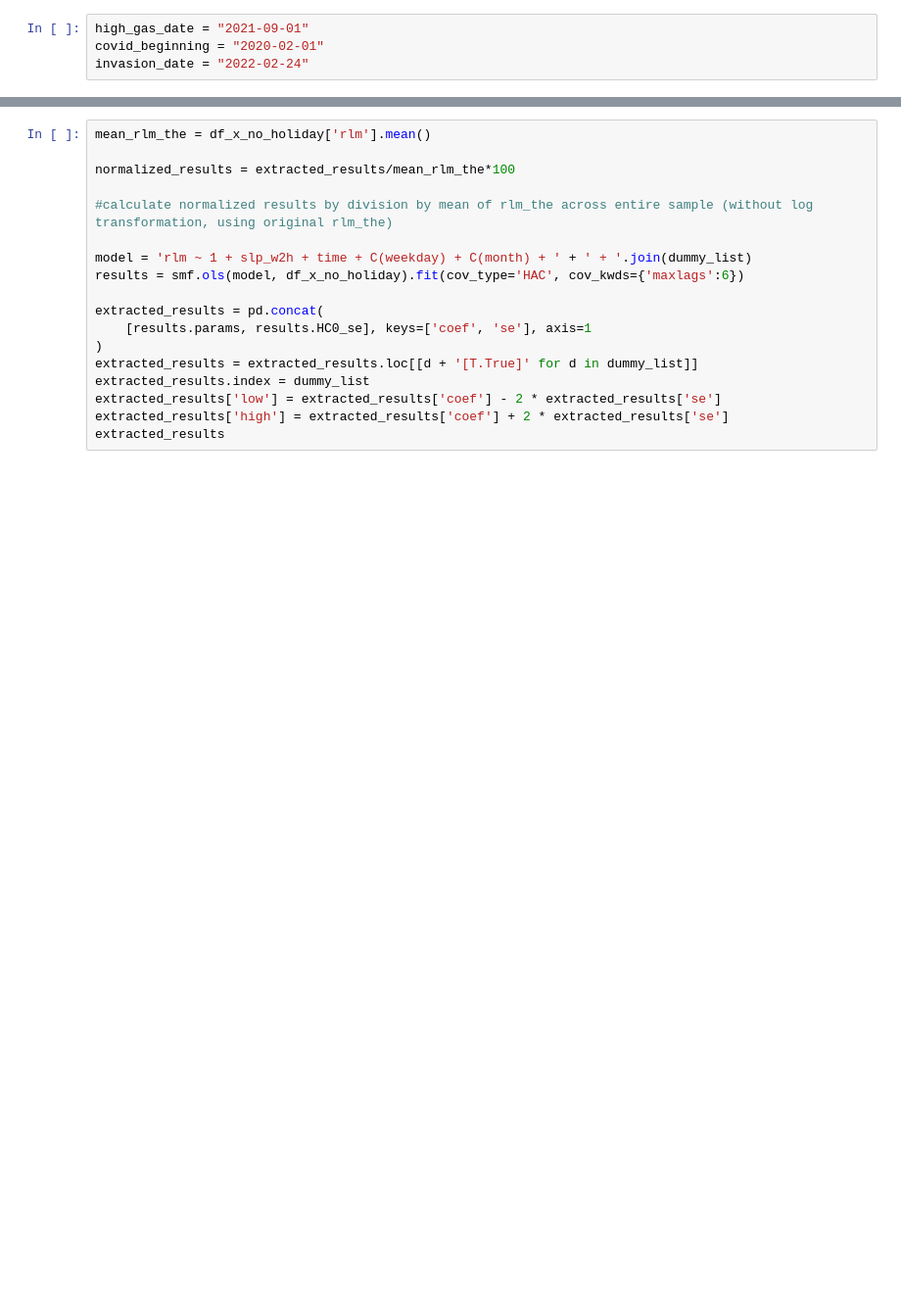
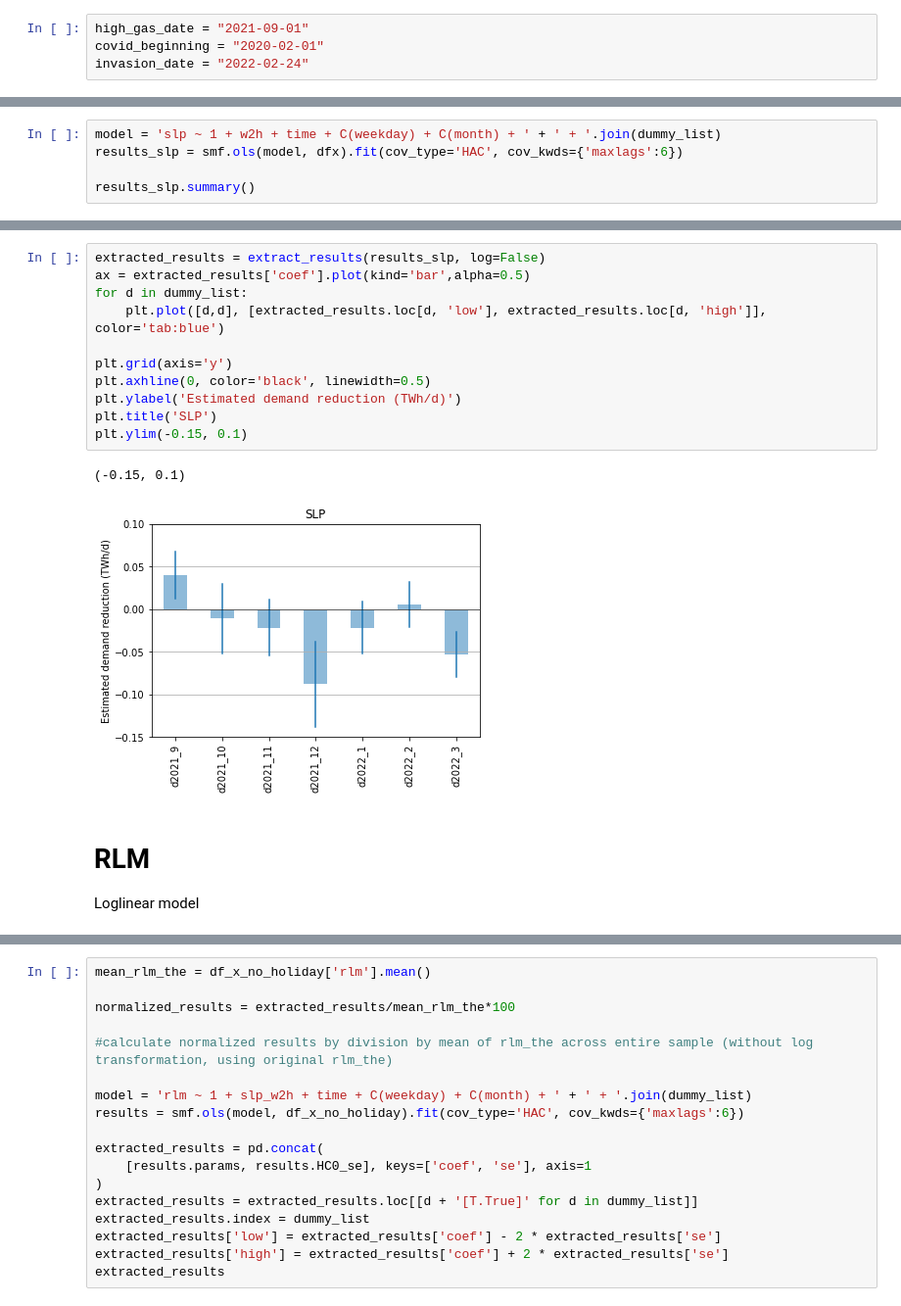
Before and after one commit to oruhnau/energy_demand, a Jupyter notebook: top_down/analysis.ipynb, the cells around one changed output, grey strips where cells are left out. Shown: that part at 98% size. Cells and saved outputs as stored; diff of their text form; blank space fills up the shorter version.

```diff
--- a/top_down/analysis.ipynb
+++ b/top_down/analysis.ipynb
@@ -134,0 +141,5 @@ invasion_date = "2022-02-24"
+# %%
+model = 'slp ~ 1 + w2h + time + C(weekday) + C(month) + ' + ' + '.join(dummy_list)
+results_slp = smf.ols(model, dfx).fit(cov_type='HAC', cov_kwds={'maxlags':6})
+
+results_slp.summary()
@@ -134,0 +181,17 @@ invasion_date = "2022-02-24"
+# %%
+extracted_results = extract_results(results_slp, log=False)
+ax = extracted_results['coef'].plot(kind='bar',alpha=0.5)
+for d in dummy_list:
+    plt.plot([d,d], [extracted_results.loc[d, 'low'], extracted_results.loc[d, 'high']], color='tab:blue')
+
+plt.grid(axis='y')
+plt.axhline(0, color='black', linewidth=0.5)
+plt.ylabel('Estimated demand reduction (TWh/d)')
+plt.title('SLP')
+plt.ylim(-0.15, 0.1)
+# %% [output]
+(-0.15, 0.1)
+[figure, added]
+# %% [markdown]
+# RLM
+Loglinear model
```
Also changed, not shown: parts of 33 cells of this notebook.
